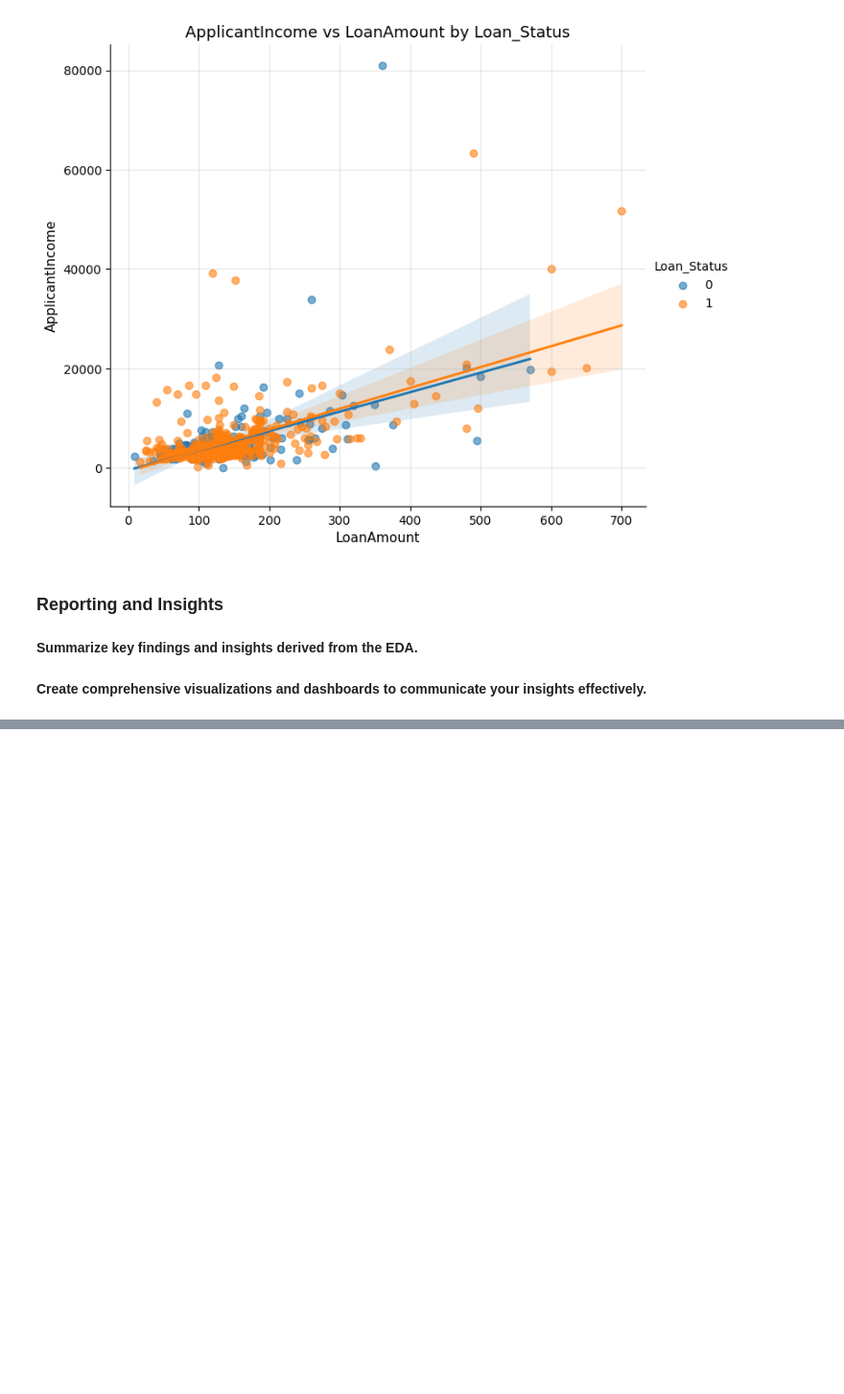
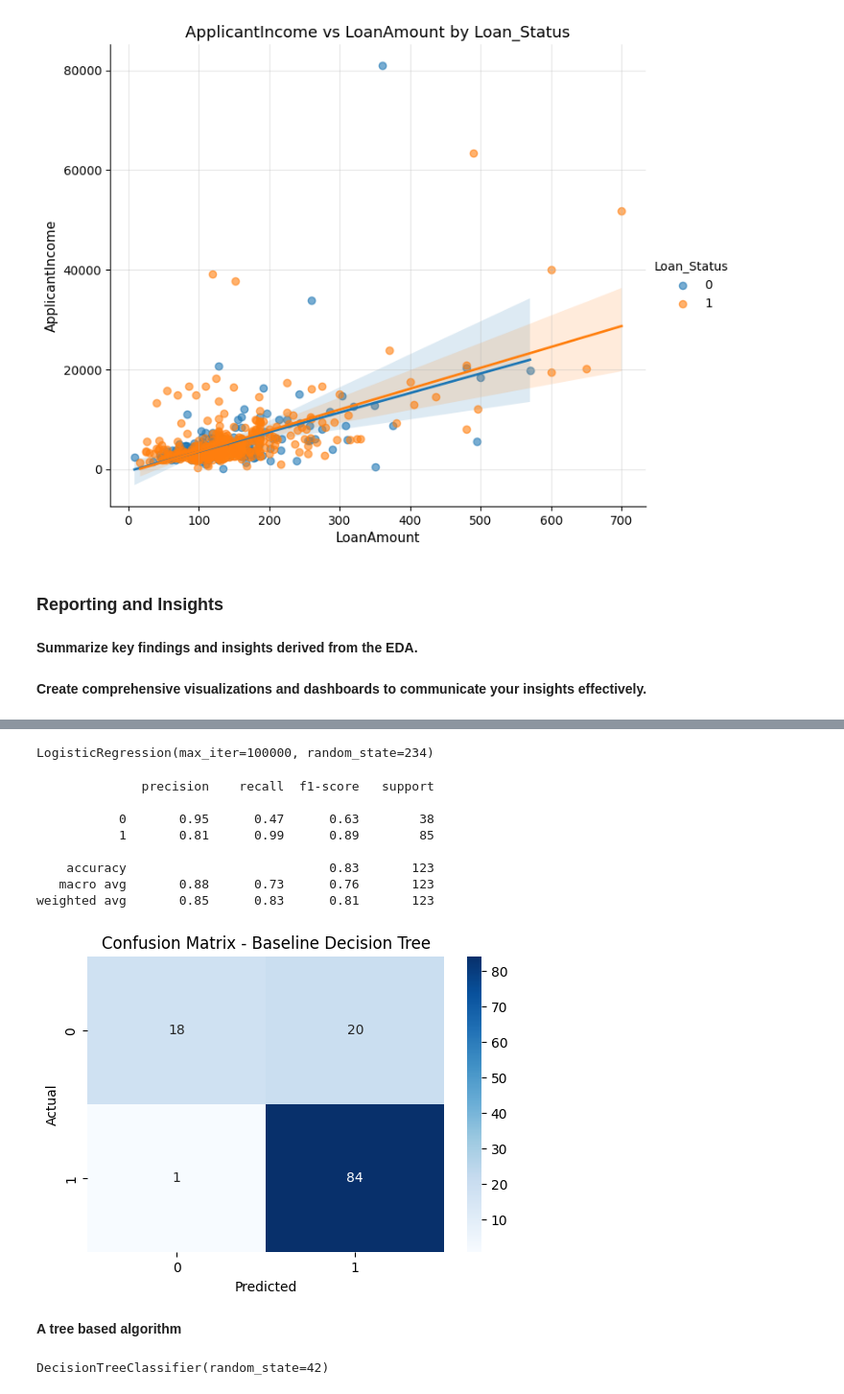
Before and after one commit to Olajcodes/abioye_olajide_tasks, a Jupyter notebook: week_eleven/task25/task25.ipynb, the cells around one changed output, grey strips where cells are left out. Shown at 96% size. Drawn from its saved outputs; the diff is of its cells as text; code cells hidden in the pictures; blank space fills up the shorter version.

```diff
--- a/week_eleven/task25/task25.ipynb
+++ b/week_eleven/task25/task25.ipynb
@@ -680,0 +727,46 @@ trivariate_plot(data, "LoanAmount", "ApplicantIncome", "Loan_Status")
+# %%
+# Split the data
+
+y = data['Loan_Status']
+X = data.drop(columns=['Loan_Status'])
+
+X_train, X_test, y_train, y_test = train_test_split(X, y, stratify=y, test_size=0.2, random_state=234)
+# %%
+# Using logistic regression algorithm to train the base model
+
+model = LogisticRegression(solver='lbfgs', random_state=234, max_iter=100000)
+model.fit(X_train, y_train)
+# %% [output]
+LogisticRegression(max_iter=100000, random_state=234)
+# %%
+y_pred = model.predict(X_test)
+print(classification_report(y_test, y_pred))
+
+# Confusion Matrix
+plt.figure(figsize=(6,4))
+sns.heatmap(confusion_matrix(y_test, y_pred), annot=True, fmt='d', cmap='Blues')
+plt.title("Confusion Matrix - Baseline Decision Tree")
+plt.xlabel("Predicted")
+plt.ylabel("Actual")
+plt.show()
+# %% [output]
+              precision    recall  f1-score   support
+
+           0       0.95      0.47      0.63        38
+           1       0.81      0.99      0.89        85
+
+    accuracy                           0.83       123
+   macro avg       0.88      0.73      0.76       123
+weighted avg       0.85      0.83      0.81       123
+[figure, added]
+# %% [markdown]
+**A tree based algorithm**
+# %%
+# Let's try with a tree base model
+
+from sklearn.tree import DecisionTreeClassifier
+
+model = DecisionTreeClassifier(random_state=42)
+model.fit(X_train, y_train)
+# %% [output]
+DecisionTreeClassifier(random_state=42)
```
Also changed, not shown: parts of 9 cells of this notebook, 1 other file.
